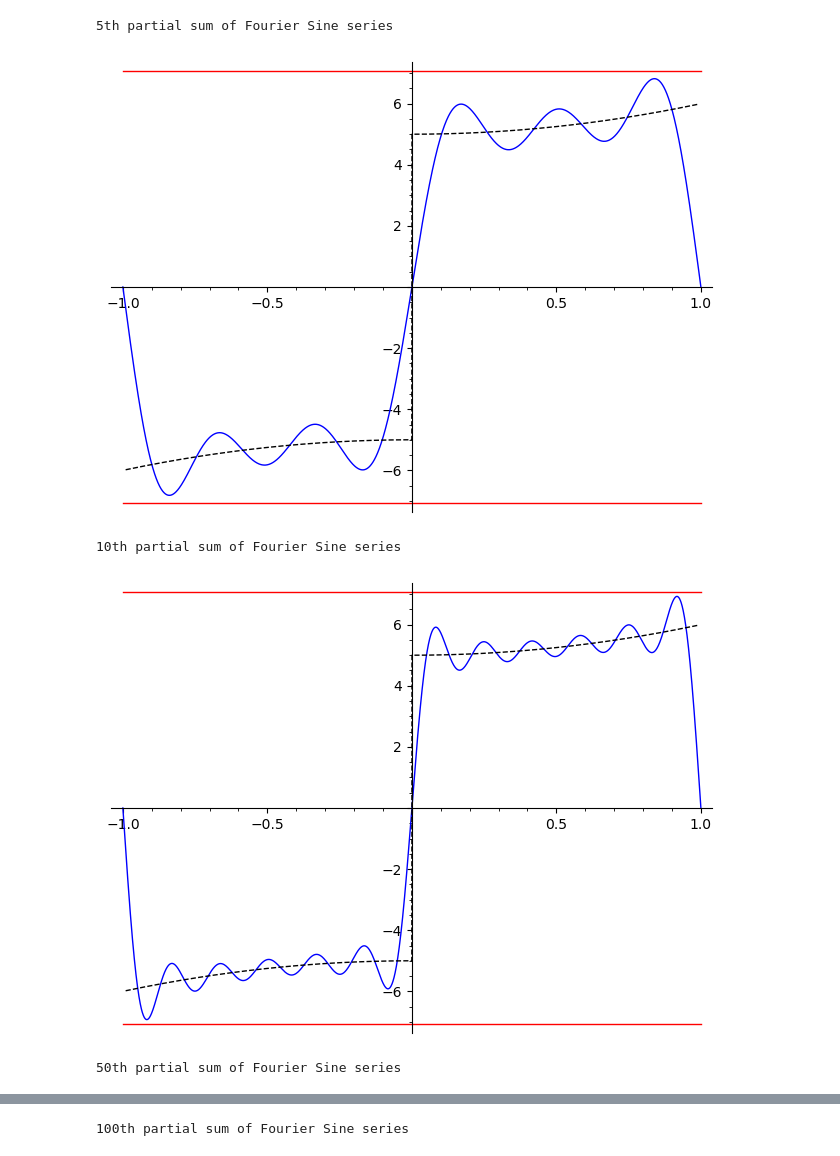
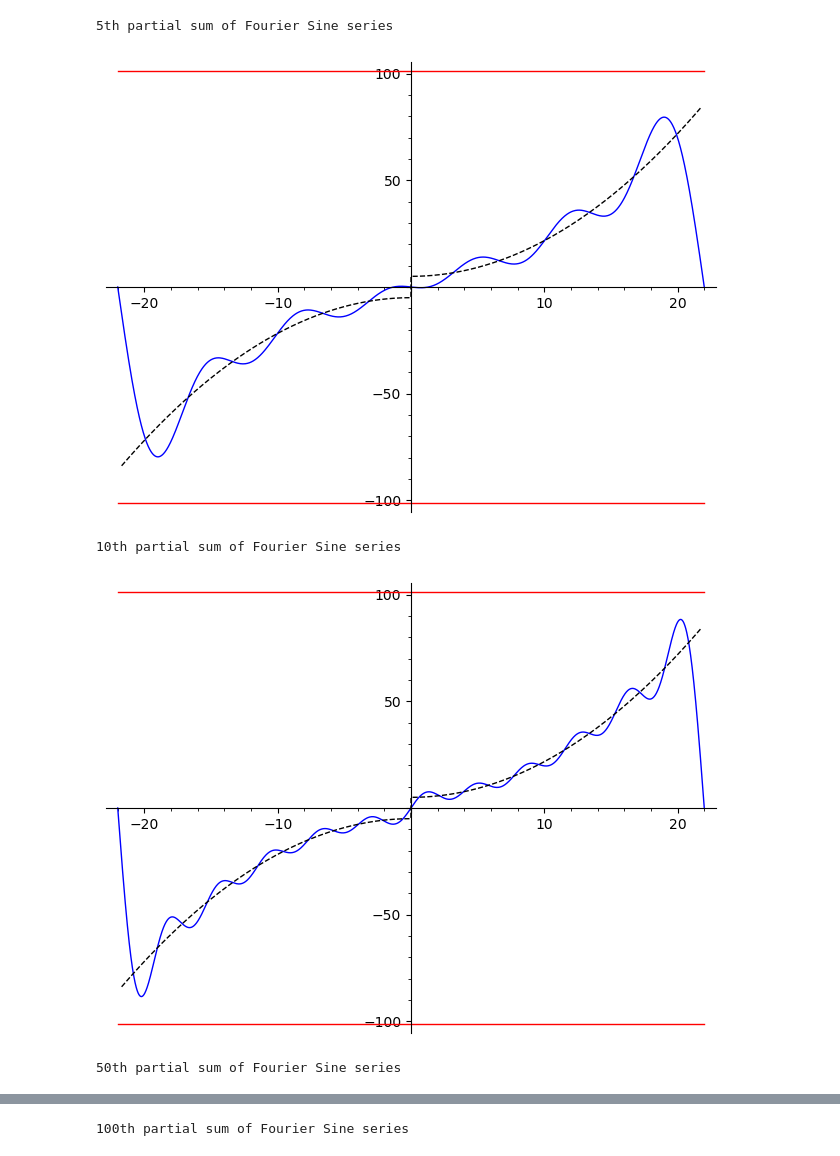
Before and after one commit to MrJeremyFisher/TeX, a Jupyter notebook: MATH/MATH 3150H/A1/sage.ipynb, the cells around one changed output, grey strips where cells are left out. Cells and saved outputs as stored; diff of their text form; code cells hidden in the pictures.

```diff
--- a/MATH/MATH 3150H/A1/sage.ipynb
+++ b/MATH/MATH 3150H/A1/sage.ipynb
@@ -32,8 +32,8 @@ b(n) = (1/L) * (integral(r*sin(n*pi*x/L), x, -L, 0)+integral((e^(-q*x))*sin(n*pi
 
 for i in range (4):
     # Sin only doesn't converge here???
-    # g(x) = sum((b(n)*sin(n*pi*x/L)) for n in (1..(N[i]+1)))
-    g(x) = a_0 + sum((a(n)*cos(n*pi*x/L) + b(n)*sin(n*pi*x/L)) for n in (1..(N[i]+1)))
+    g(x) = sum((b(n)*sin(n*pi*x/L)) for n in (1..(N[i]+1)))
+    # g(x) = a_0 + sum((a(n)*cos(n*pi*x/L) + b(n)*sin(n*pi*x/L)) for n in (1..(N[i]+1)))
     approx_sin += [plot(g, (x, -2*p, 2*p))] #compute and load up plots into array
 
 
@@ -91,33 +111,33 @@ for i in range (4):
 # %%
 # Q5 a
 clear_vars()
 q = 5
-p = 1
-r = 1
+p = 9
+r = 22
 n, x = var('n x')
 
 f = ((p*x/r)^2)+q
 # plot function s dashed line to see convergence
 f_ext = piecewise([((-r, 0), -f), ((0,r), f)])
 func_sin = plot(f_ext, (x, -r, r), color='black', linestyle='dashed')
 N = [5, 10, 50, 100] #list of N values to plot over
 approx_sin = [] #initialize array of plots
 L = r #Define length
 
 b(n) = (2/L) * (integral((f*sin(n*pi*x/L)), x, 0, L))
 for i in range (len(N)):
     g(x) = sum((b(n)*sin(n*pi*x/L)) for n in (1..(N[i]+1)))
     approx_sin += [plot(g, (x, -r, r))] #compute and load up plots into array
 
 
 for i in range (len(N)):
     print("{}th partial sum of Fourier Sine series".format(N[i]))
     gibbs_upper = plot(f(x=r) *1.18, (x, -r, r), color="red")
     gibbs_lower = plot(-f(x=r) *1.18, (x, -r, r), color="red")
     show(approx_sin[i] + func_sin + gibbs_upper + gibbs_lower) #print out plots with labels
 # %% [output]
 5th partial sum of Fourier Sine series
-[figure, old version]
+[figure, new version]
 10th partial sum of Fourier Sine series
-[figure, old version]
+[figure, new version]
 50th partial sum of Fourier Sine series
```
Also changed, not shown: parts of 4 cells of this notebook, 26 other files.
